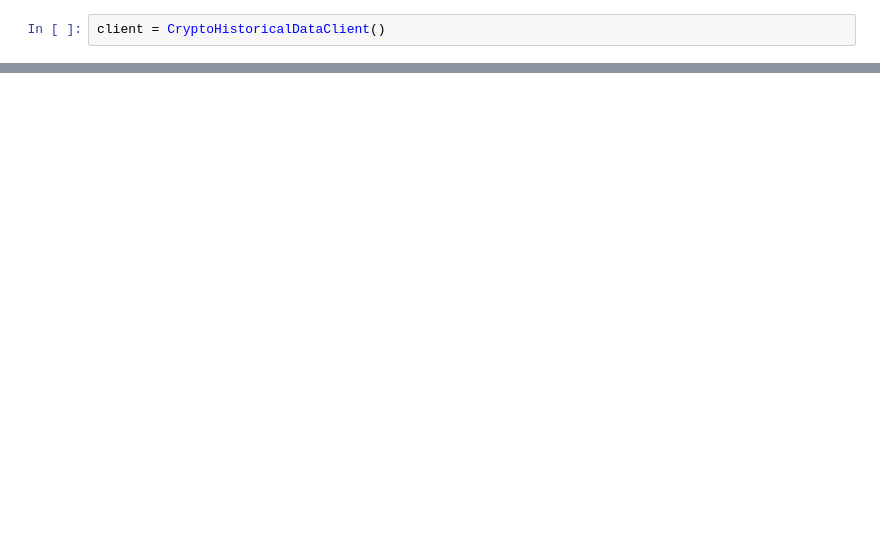
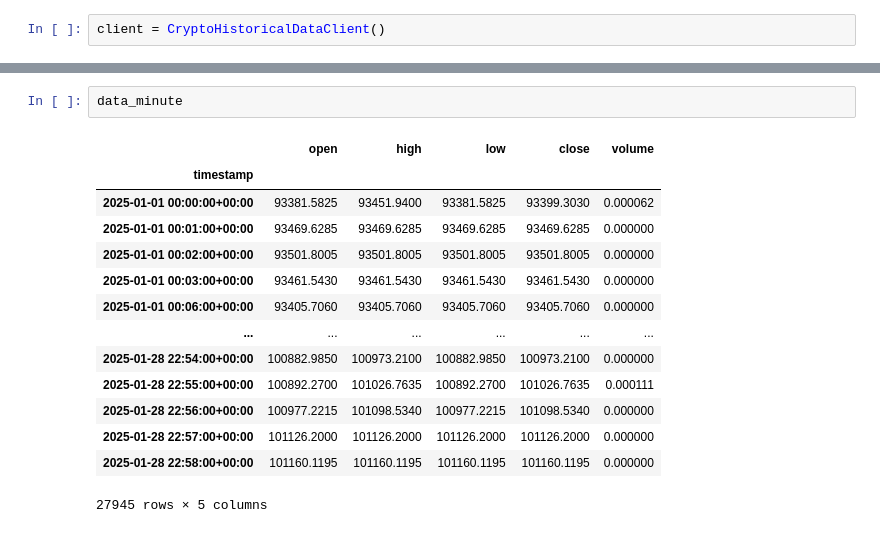
Before and after one commit to adityanandy2802/insight_fusion, a Jupyter notebook: fractal_stock_markets.ipynb, the cells around one changed output, grey strips where cells are left out. Cells and saved outputs as stored; diff of their text form; blank space fills up the shorter version.

```diff
--- a/fractal_stock_markets.ipynb
+++ b/fractal_stock_markets.ipynb
@@ -37,0 +65,17 @@ TypeError: Expect data.index as DatetimeIndex
+# %%
+data_minute
+# %% [output]
+|  | open | high | low | close | volume |
+| timestamp |  |  |  |  |  |
+| 2025-01-01 00:00:00+00:00 | 93381.5825 | 93451.9400 | 93381.5825 | 93399.3030 | 0.000062 |
+| 2025-01-01 00:01:00+00:00 | 93469.6285 | 93469.6285 | 93469.6285 | 93469.6285 | 0.000000 |
+| 2025-01-01 00:02:00+00:00 | 93501.8005 | 93501.8005 | 93501.8005 | 93501.8005 | 0.000000 |
+| 2025-01-01 00:03:00+00:00 | 93461.5430 | 93461.5430 | 93461.5430 | 93461.5430 | 0.000000 |
+| 2025-01-01 00:06:00+00:00 | 93405.7060 | 93405.7060 | 93405.7060 | 93405.7060 | 0.000000 |
+| ... | ... | ... | ... | ... | ... |
+| 2025-01-28 22:54:00+00:00 | 100882.9850 | 100973.2100 | 100882.9850 | 100973.2100 | 0.000000 |
+| 2025-01-28 22:55:00+00:00 | 100892.2700 | 101026.7635 | 100892.2700 | 101026.7635 | 0.000111 |
+| 2025-01-28 22:56:00+00:00 | 100977.2215 | 101098.5340 | 100977.2215 | 101098.5340 | 0.000000 |
+| 2025-01-28 22:57:00+00:00 | 101126.2000 | 101126.2000 | 101126.2000 | 101126.2000 | 0.000000 |
+| 2025-01-28 22:58:00+00:00 | 101160.1195 | 101160.1195 | 101160.1195 | 101160.1195 | 0.000000 |
+27945 rows × 5 columns
```
Also changed, not shown: parts of 13 cells of this notebook.
